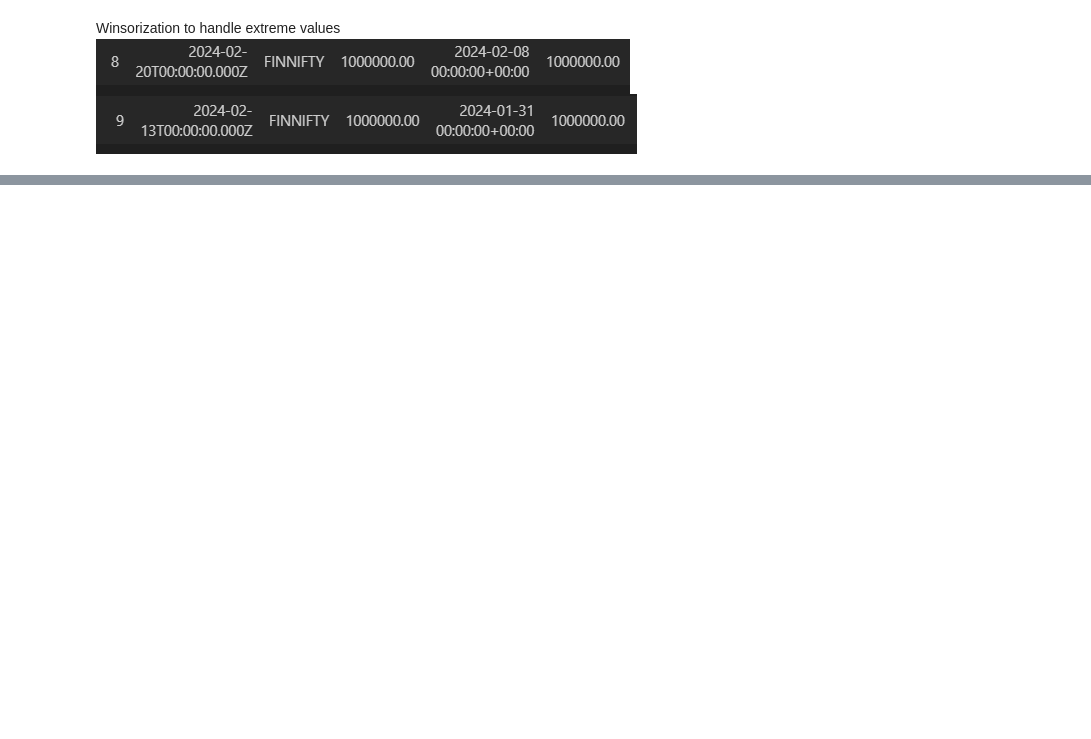
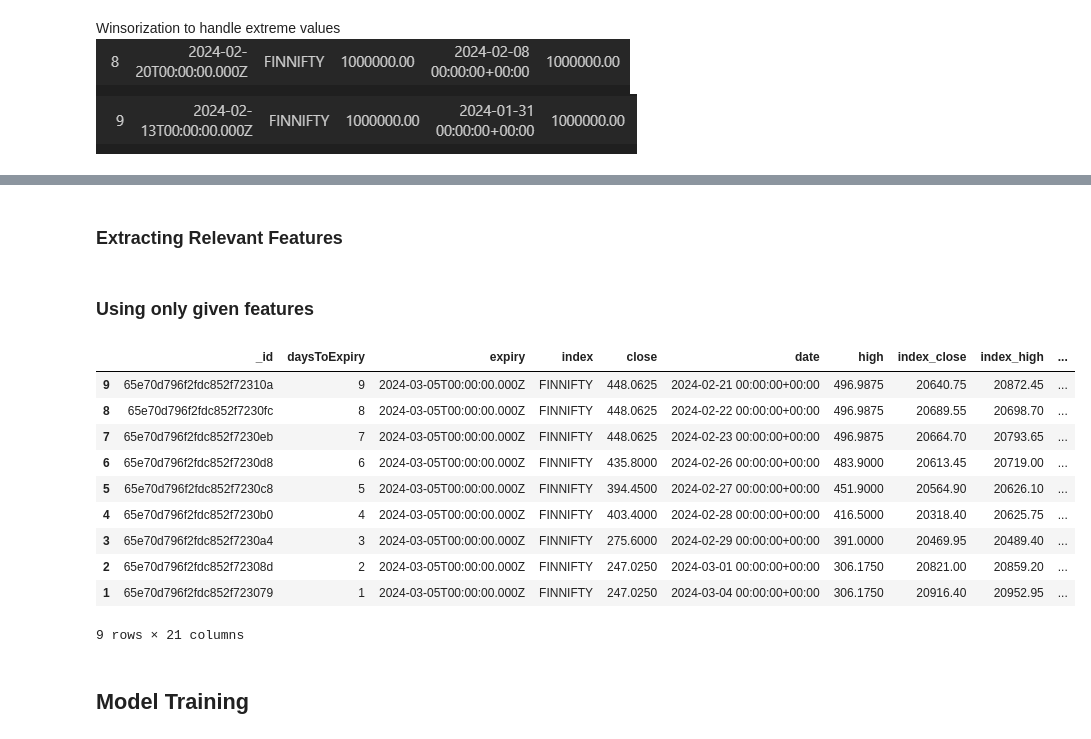
Before and after one commit to skillingshark/Yun_Solutions, a Jupyter notebook: STAT_Q1_Compulsory/STAT_Q1.ipynb, the cells around one changed output, grey strips where cells are left out. Drawn from its saved outputs; the diff is of its cells as text; code cells hidden in the pictures; blank space fills up the shorter version.

```diff
--- a/STAT_Q1_Compulsory/STAT_Q1.ipynb
+++ b/STAT_Q1_Compulsory/STAT_Q1.ipynb
@@ -293,0 +379,60 @@ R-squared (R2) value for Close: 0.8264976105687135
+# %% [markdown]
+### Extracting Relevant Features
+# %% [markdown]
+### Using only given features
+# %%
+# features to be used as input
+features = [
+    'daysToExpiry', 'close', 'high', 'low', 'open',
+    'intradayMovement', 'intradayTotal', 'index_close',
+    'index_high', 'index_low', 'index_open',
+    'overnightExpected', 'overnightGap'
+]
+
+# Extracting the selected features from the DataFrame
+X = winsorized_df_lstm[features].copy().values
+X = X[:-1]
+
+#Scaling the numerical features
+scaler = MinMaxScaler()
+X_scaled = scaler.fit_transform(X)
+
+# Defining Target Variables
+# Defining the target variable as (next day's 'open', 'high', 'low', 'close')
+# Shifting the 'open', 'high', 'low', 'close' columns to get the next day's values
+winsorized_df_lstm[['open_next', 'high_next', 'low_next', 'close_next']] = winsorized_df_lstm[['open', 'high', 'low', 'close']].shift(-1)
+
+# Droping the last row since it doesn't have target values
+winsorized_df_lstm.dropna(inplace=True)
+
+
+
+X = winsorized_df_lstm[features].values
+y = winsorized_df_lstm[['open_next', 'high_next', 'low_next', 'close_next']].values
+
+
+X_train, X_val, y_train, y_val = train_test_split(X_scaled, y, test_size=0.2, shuffle=False)
+
+# Reshaping the input features for LSTM (by adding a new axis)
+X_train = np.reshape(X_train, (X_train.shape[0], 1, X_train.shape[1]))
+X_val = np.reshape(X_val, (X_val.shape[0], 1, X_val.shape[1]))
+
+
+X_next_day = X_scaled[-1].reshape(1, 1, -1)  # Using the last row of scaled X as input for next day prediction
+# winsorized_df_lstm
+# %%
+winsorized_df_lstm
+# %% [output]
+|  | _id | daysToExpiry | expiry | index | close | date | high | index_close | index_high | ... |
+| 9 | 65e70d796f2fdc852f72310a | 9 | 2024-03-05T00:00:00.000Z | FINNIFTY | 448.0625 | 2024-02-21 00:00:00+00:00 | 496.9875 | 20640.75 | 20872.45 | ... |
+| 8 | 65e70d796f2fdc852f7230fc | 8 | 2024-03-05T00:00:00.000Z | FINNIFTY | 448.0625 | 2024-02-22 00:00:00+00:00 | 496.9875 | 20689.55 | 20698.70 | ... |
+| 7 | 65e70d796f2fdc852f7230eb | 7 | 2024-03-05T00:00:00.000Z | FINNIFTY | 448.0625 | 2024-02-23 00:00:00+00:00 | 496.9875 | 20664.70 | 20793.65 | ... |
+| 6 | 65e70d796f2fdc852f7230d8 | 6 | 2024-03-05T00:00:00.000Z | FINNIFTY | 435.8000 | 2024-02-26 00:00:00+00:00 | 483.9000 | 20613.45 | 20719.00 | ... |
+| 5 | 65e70d796f2fdc852f7230c8 | 5 | 2024-03-05T00:00:00.000Z | FINNIFTY | 394.4500 | 2024-02-27 00:00:00+00:00 | 451.9000 | 20564.90 | 20626.10 | ... |
+| 4 | 65e70d796f2fdc852f7230b0 | 4 | 2024-03-05T00:00:00.000Z | FINNIFTY | 403.4000 | 2024-02-28 00:00:00+00:00 | 416.5000 | 20318.40 | 20625.75 | ... |
+| 3 | 65e70d796f2fdc852f7230a4 | 3 | 2024-03-05T00:00:00.000Z | FINNIFTY | 275.6000 | 2024-02-29 00:00:00+00:00 | 391.0000 | 20469.95 | 20489.40 | ... |
+| 2 | 65e70d796f2fdc852f72308d | 2 | 2024-03-05T00:00:00.000Z | FINNIFTY | 247.0250 | 2024-03-01 00:00:00+00:00 | 306.1750 | 20821.00 | 20859.20 | ... |
+| 1 | 65e70d796f2fdc852f723079 | 1 | 2024-03-05T00:00:00.000Z | FINNIFTY | 247.0250 | 2024-03-04 00:00:00+00:00 | 306.1750 | 20916.40 | 20952.95 | ... |
+9 rows × 21 columns
+# %% [markdown]
+## Model Training
```
Also changed, not shown: parts of 35 cells of this notebook.
